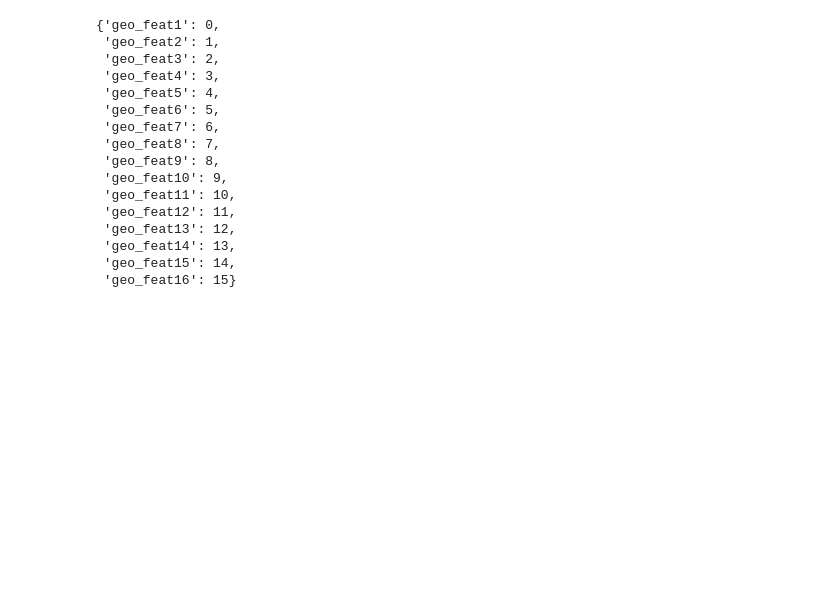
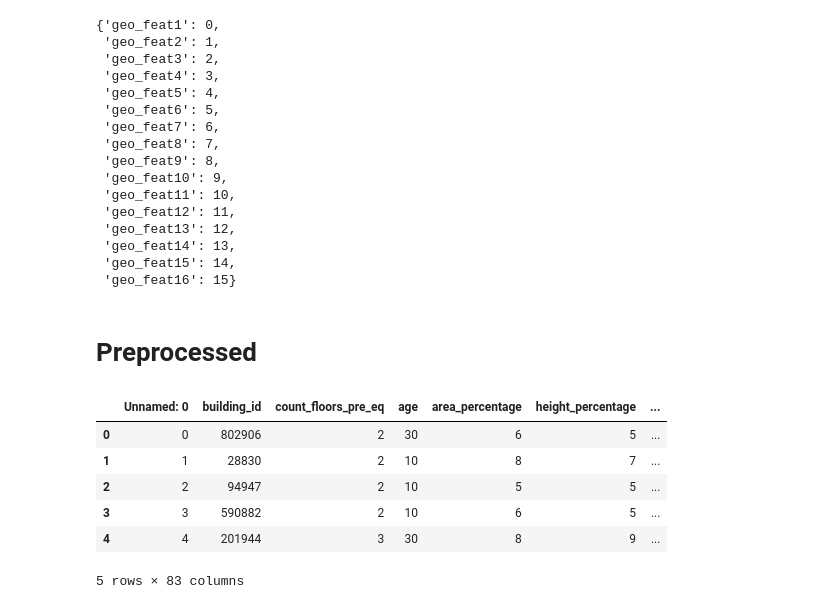
Before and after one commit to jchen42703/earthquake_forecasting, a Jupyter notebook: notebooks/EDA.ipynb, the cells around one changed output. Drawn from its saved outputs; the diff is of its cells as text; code cells hidden in the pictures; blank space fills up the shorter version.

```diff
--- a/notebooks/EDA.ipynb
+++ b/notebooks/EDA.ipynb
@@ -404,3 +404,18 @@ params
  'geo_feat14': 13,
  'geo_feat15': 14,
  'geo_feat16': 15}
+# %% [markdown]
+# Preprocessed
+# %%
+import pandas as pd
+train_path = "~/datasets/earthquake_damage_forecasting/train_data_embeds.csv"
+train_df = pd.read_csv(train_path)
+train_df.head()
+# %% [output]
+|  | Unnamed: 0 | building_id | count_floors_pre_eq | age | area_percentage | height_percentage | ... |
+| 0 | 0 | 802906 | 2 | 30 | 6 | 5 | ... |
+| 1 | 1 | 28830 | 2 | 10 | 8 | 7 | ... |
+| 2 | 2 | 94947 | 2 | 10 | 5 | 5 | ... |
+| 3 | 3 | 590882 | 2 | 10 | 6 | 5 | ... |
+| 4 | 4 | 201944 | 3 | 30 | 8 | 9 | ... |
+5 rows × 83 columns
```
Also changed, not shown: parts of 2 cells of this notebook.
